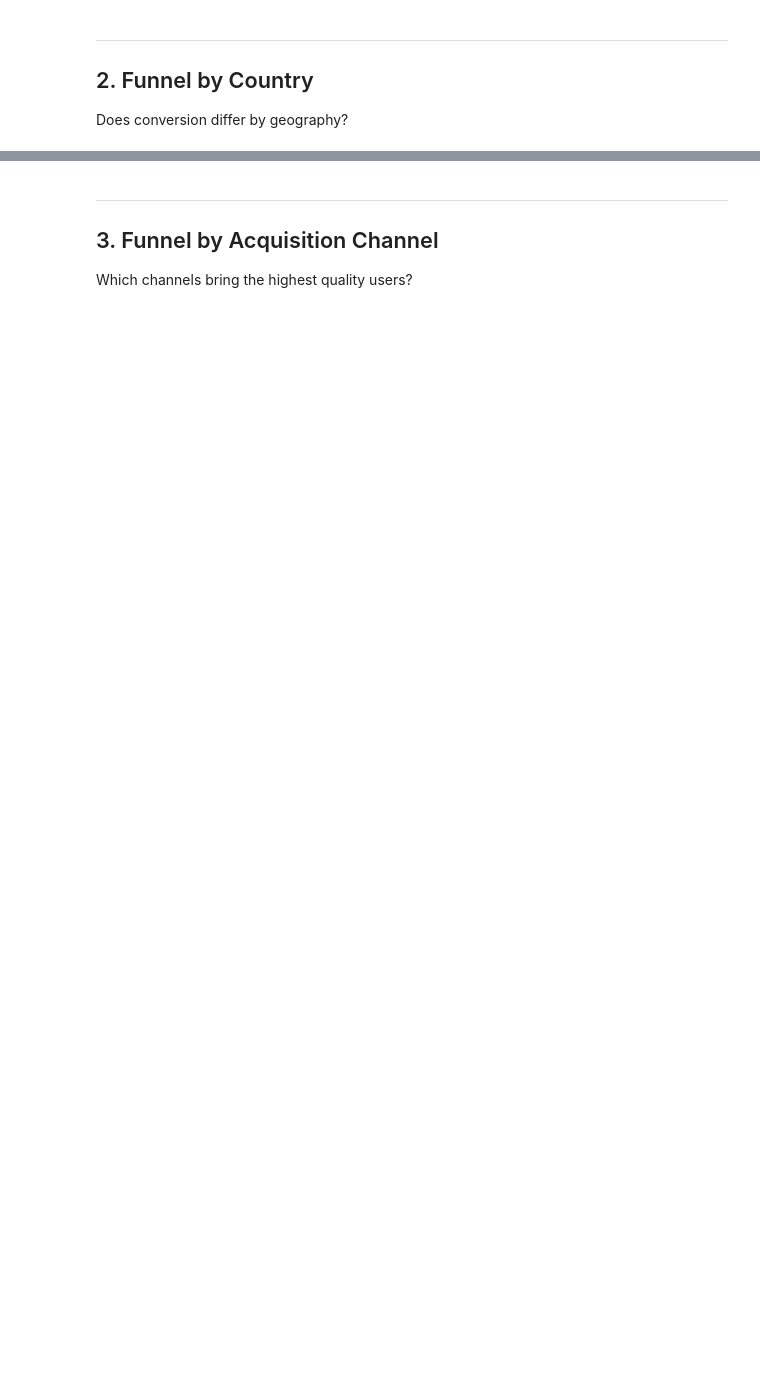
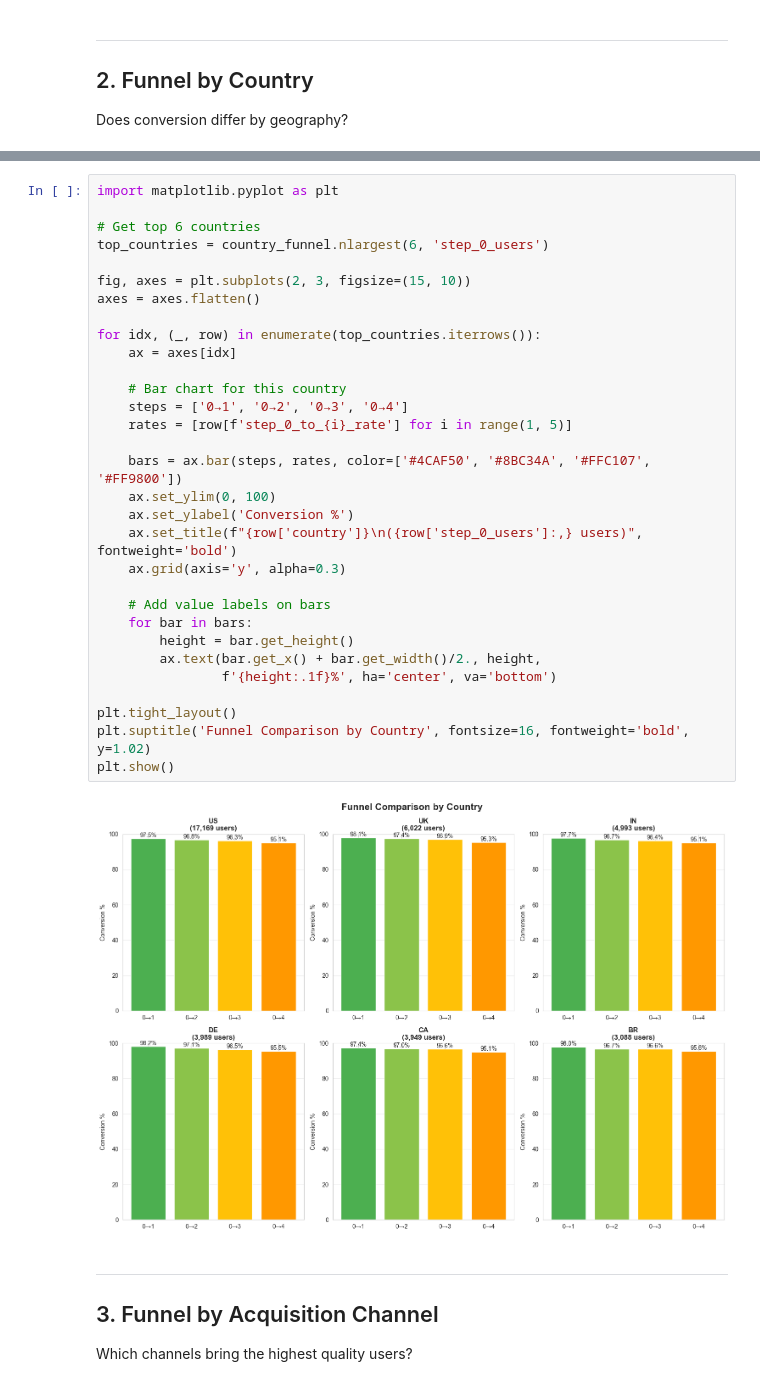
Before and after one commit to manuvats/secureflow_analytics, a Jupyter notebook: notebooks/02_funnel_analysis.ipynb, the cells around one changed output, grey strips where cells are left out. Drawn from its saved outputs; the diff is of its cells as text; blank space fills up the shorter version.

```diff
--- a/notebooks/02_funnel_analysis.ipynb
+++ b/notebooks/02_funnel_analysis.ipynb
@@ -230,3 +196,36 @@ plt.show()
+# %%
+import matplotlib.pyplot as plt
+
+# Get top 6 countries
+top_countries = country_funnel.nlargest(6, 'step_0_users')
+
+fig, axes = plt.subplots(2, 3, figsize=(15, 10))
+axes = axes.flatten()
+
+for idx, (_, row) in enumerate(top_countries.iterrows()):
+    ax = axes[idx]
+
+    # Bar chart for this country
+    steps = ['0→1', '0→2', '0→3', '0→4']
+    rates = [row[f'step_0_to_{i}_rate'] for i in range(1, 5)]
+
+    bars = ax.bar(steps, rates, color=['#4CAF50', '#8BC34A', '#FFC107', '#FF9800'])
+    ax.set_ylim(0, 100)
+    ax.set_ylabel('Conversion %')
+    ax.set_title(f"{row['country']}\n({row['step_0_users']:,} users)", fontweight='bold')
+    ax.grid(axis='y', alpha=0.3)
+
+    # Add value labels on bars
+    for bar in bars:
+        height = bar.get_height()
+        ax.text(bar.get_x() + bar.get_width()/2., height,
+                f'{height:.1f}%', ha='center', va='bottom')
+
+plt.tight_layout()
+plt.suptitle('Funnel Comparison by Country', fontsize=16, fontweight='bold', y=1.02)
+plt.show()
+# %% [output]
+[figure, added]
 # %% [markdown]
 ---
 ## 3. Funnel by Acquisition Channel
```
Also changed, not shown: parts of 16 cells of this notebook, 9 other files.
